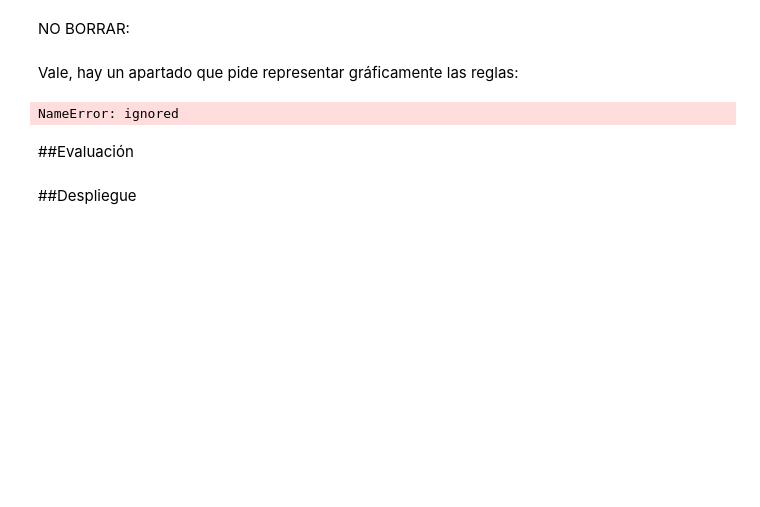
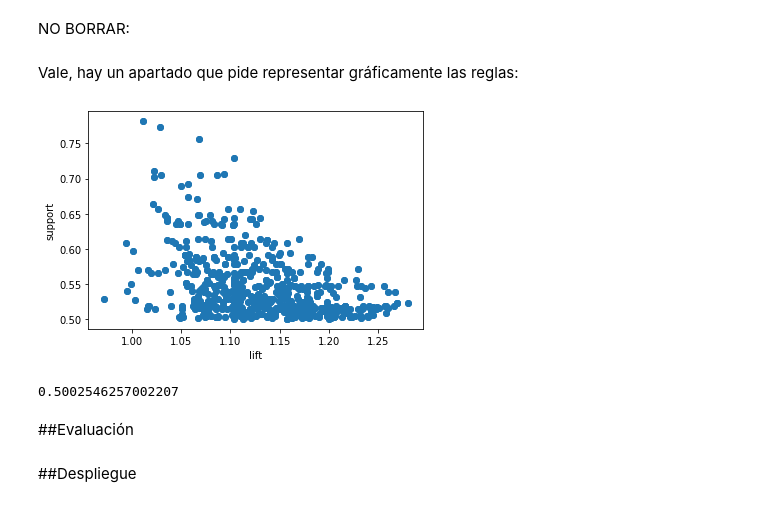
Before and after one commit to patriciamediavilla/L2, a Jupyter notebook: L2P1.ipynb, the cells around one changed output. Cells and saved outputs as stored; diff of their text form; code cells hidden in the pictures; blank space fills up the shorter version.

```diff
--- a/L2P1.ipynb
+++ b/L2P1.ipynb
@@ -432,0 +456,4 @@ rules = rules.drop(rules_with_zero.index)
+# %%
+#Reglas de asociación
+rules = association_rules(frequent_itemsets, metric='confidence', min_threshold=0)
+rules
@@ -504,6 +581,9 @@ NO BORRAR:
 # %% [markdown]
 Vale, hay un apartado que pide representar gráficamente las reglas:
 # %%
-plot_confidence_vs_support(rulesaltaconfianza)
+plt.scatter(rules['lift'], rules['support'])
+plt.xlabel('lift')
+plt.ylabel('support')
+plt.show()
 # %% [output]
-NameError: ignored
+[figure, added]
@@ -510,3 +592,7 @@ NameError: ignored
+# %%
+min(rules['support'])
+# %% [output]
+0.5002546257002207
 # %% [markdown]
 ##Evaluación
 # %% [markdown]
```
Also changed, not shown: parts of 27 cells of this notebook.
